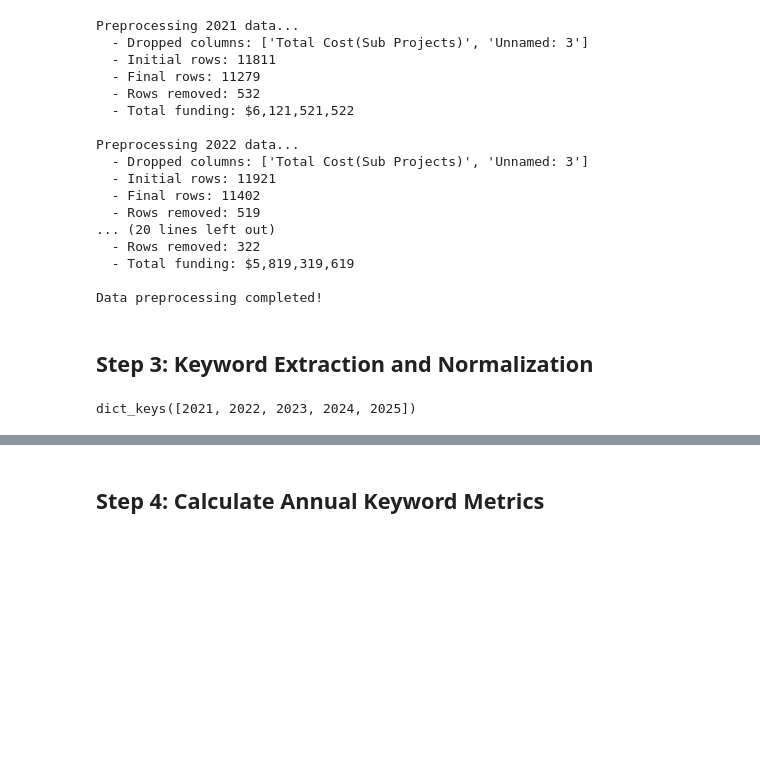
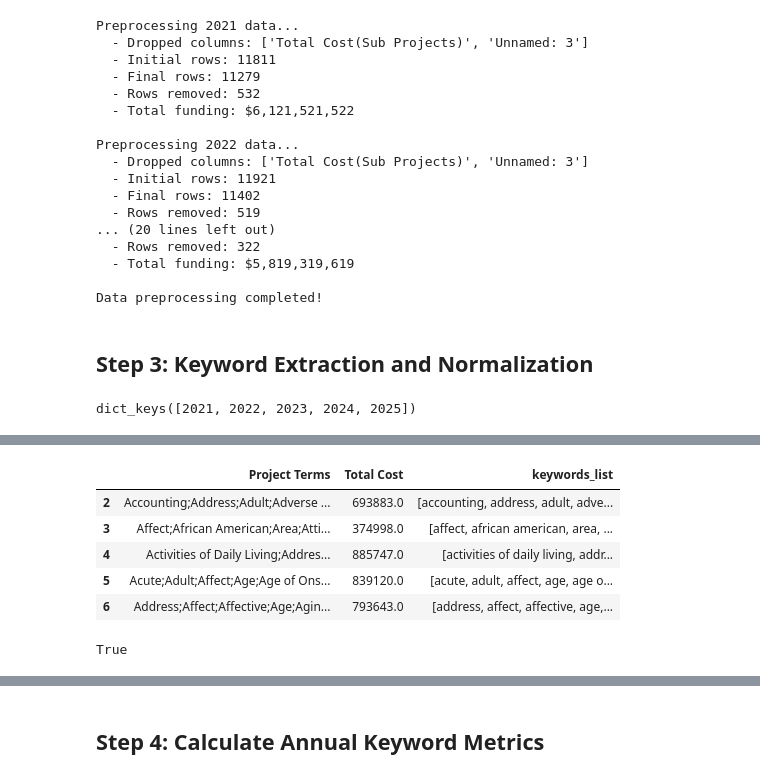
Before and after one commit to chris-creditdesign/nature-trump-anniversary, a Jupyter notebook: nih_grant_keyword_analysis.ipynb, the cells around one changed output, grey strips where cells are left out. Drawn from its saved outputs; the diff is of its cells as text; code cells hidden in the pictures; blank space fills up the shorter version.

```diff
--- a/nih_grant_keyword_analysis.ipynb
+++ b/nih_grant_keyword_analysis.ipynb
@@ -217,3 +238,16 @@ list(yearly_keywords.get(2021))[:10]
+# %%
+clean_dataframes.get(2021).head()
+# %% [output]
+|  | Project Terms | Total Cost | keywords_list |
+| 2 | Accounting;Address;Adult;Adverse ... | 693883.0 | [accounting, address, adult, adve... |
+| 3 | Affect;African American;Area;Atti... | 374998.0 | [affect, african american, area, ... |
+| 4 | Activities of Daily Living;Addres... | 885747.0 | [activities of daily living, addr... |
+| 5 | Acute;Adult;Affect;Age;Age of Ons... | 839120.0 | [acute, adult, affect, age, age o... |
+| 6 | Address;Affect;Affective;Age;Agin... | 793643.0 | [address, affect, affective, age,... |
+# %%
+'accounting' in yearly_keywords.get(2021)
+# %% [output]
+True
 # %%
 
 # Create master list of all unique keywords
```
Also changed, not shown: parts of 12 cells of this notebook.
